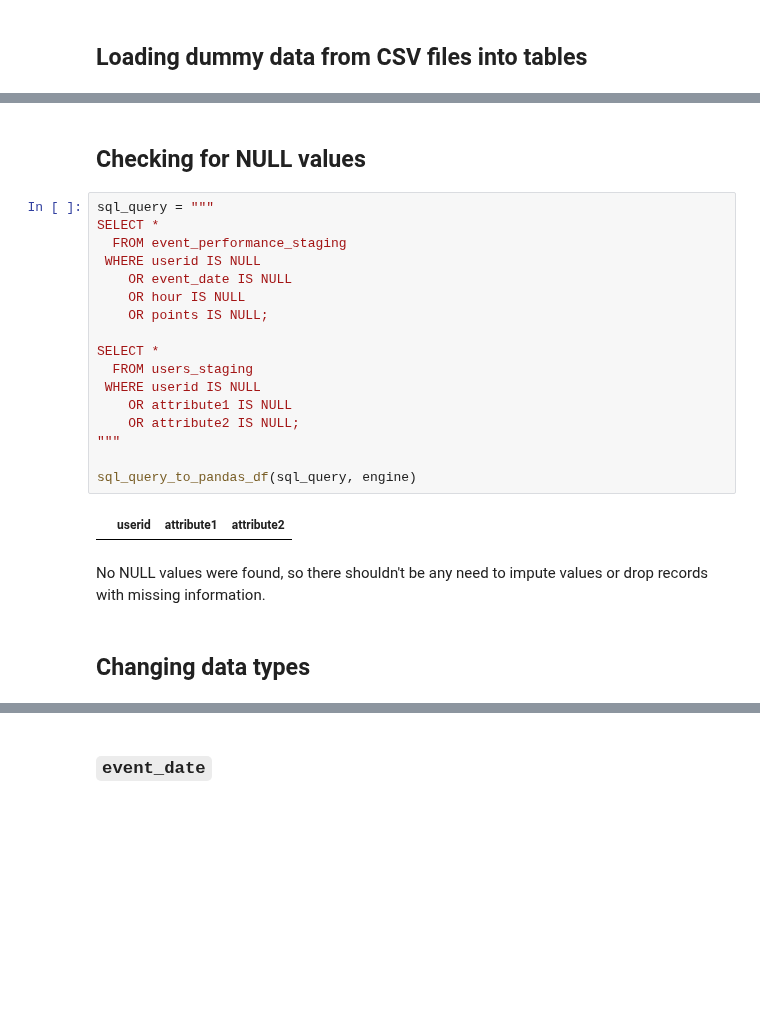
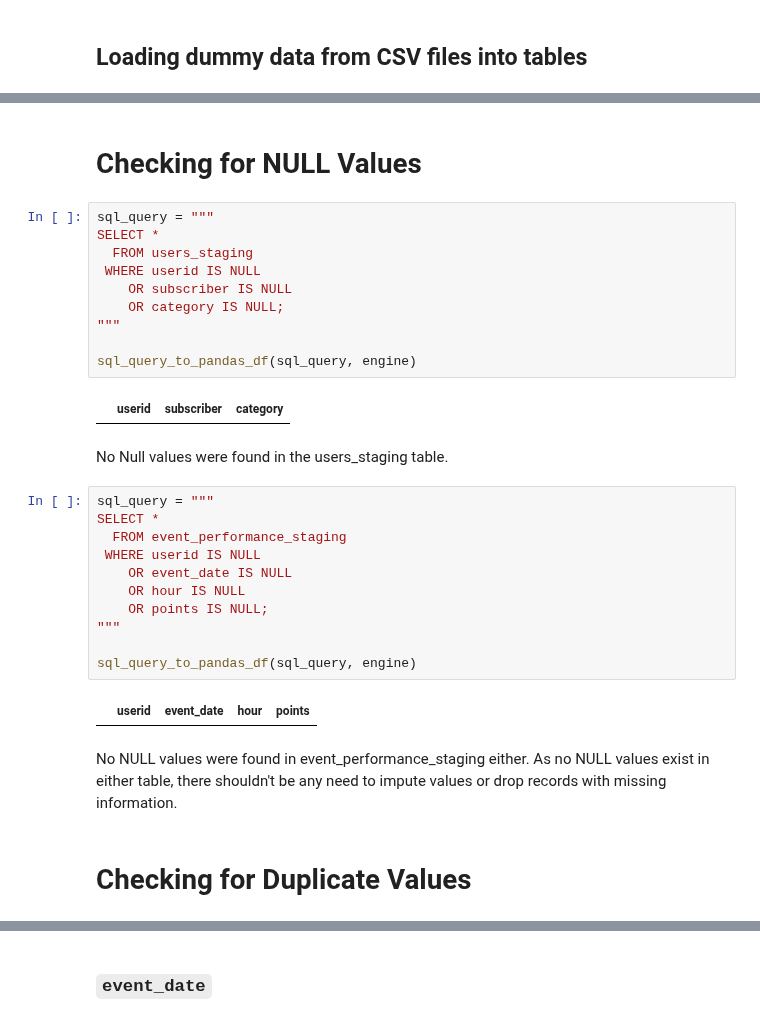
Before and after one commit to papir805/bot_battles_player_analysis, a Jupyter notebook: part1_loading_and_cleaning_data.ipynb, the cells around one changed output, grey strips where cells are left out. Cells and saved outputs as stored; diff of their text form; blank space fills up the shorter version.

Commit message:
Reworked to coincide with part1 data cleaning on website

```diff
--- a/part1_loading_and_cleaning_data.ipynb
+++ b/part1_loading_and_cleaning_data.ipynb
@@ -77,27 +77,35 @@ exec_and_commit_query(sql_query, engine)
 # %% [output]
 Query executed and committed.
 # %% [markdown]
-## Checking for NULL values
+# Checking for NULL Values
 # %%
 sql_query = """
 SELECT *
-  FROM event_performance_staging
- WHERE userid IS NULL
-    OR event_date IS NULL
-    OR hour IS NULL
-    OR points IS NULL;
-
-SELECT *
   FROM users_staging
  WHERE userid IS NULL
-    OR attribute1 IS NULL
-    OR attribute2 IS NULL;
+    OR subscriber IS NULL
+    OR category IS NULL;
 """
 
 sql_query_to_pandas_df(sql_query, engine)
 # %% [output]
-|  | userid | attribute1 | attribute2 |
+|  | userid | subscriber | category |
+# %% [markdown]
+No Null values were found in the users_staging table.
+# %%
+sql_query = """
+SELECT *
+  FROM event_performance_staging
+ WHERE userid IS NULL
+    OR event_date IS NULL
+    OR hour IS NULL
+    OR points IS NULL;
+"""
+
+sql_query_to_pandas_df(sql_query, engine)
+# %% [output]
+|  | userid | event_date | hour | points |
 # %% [markdown]
-No NULL values were found, so there shouldn't be any need to impute values or drop records with missing information.
+No NULL values were found in event_performance_staging either.  As no NULL values exist in either table, there shouldn't be any need to impute values or drop records with missing information.
-# %% [markdown]
-## Changing data types
+# %% [markdown]
+# Checking for Duplicate Values
```
Also changed, not shown: parts of 47 cells of this notebook, 6 other files.
